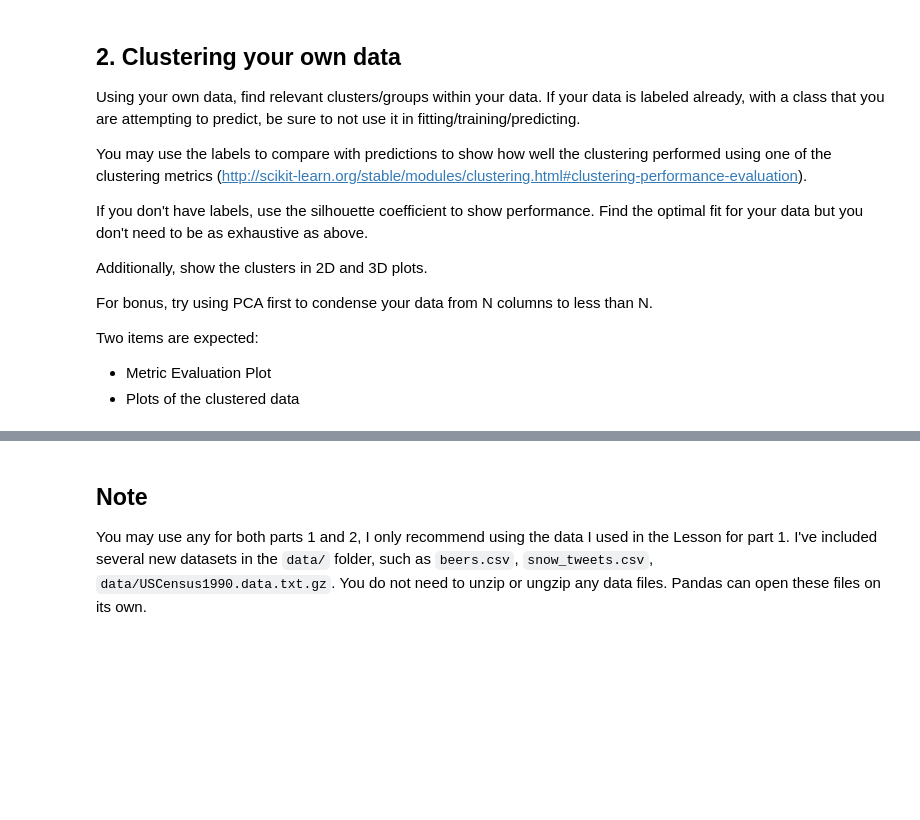
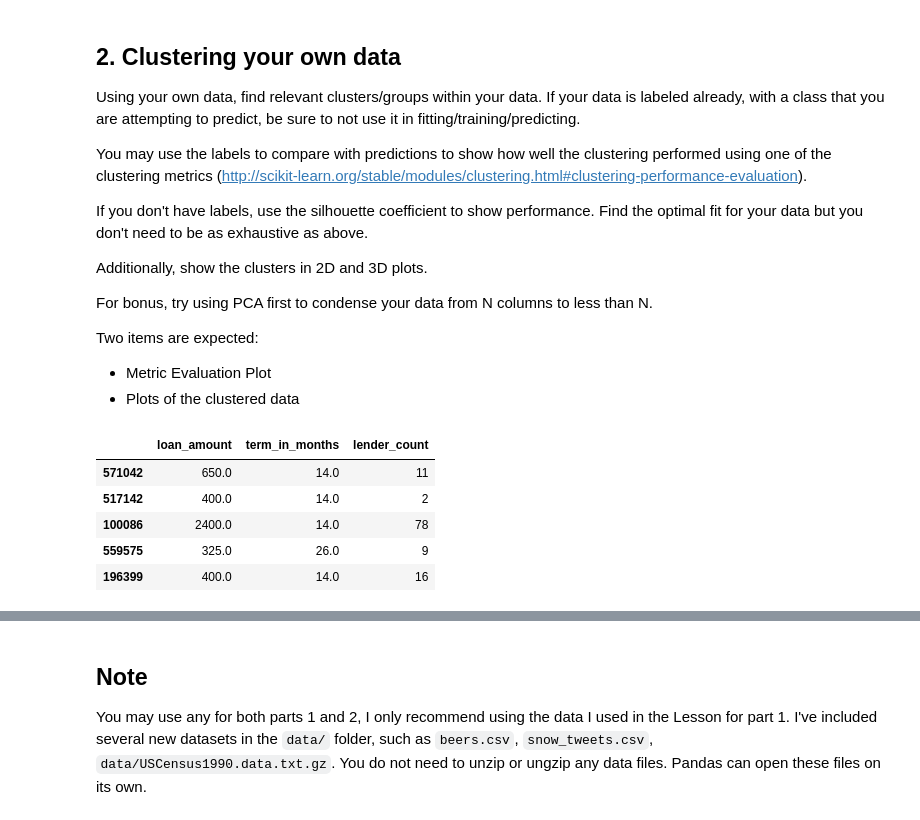
Before and after one commit to philipjslee/mlnn_personal, a Jupyter notebook: assignments/9.ipynb, the cells around one changed output, grey strips where cells are left out. Drawn from its saved outputs; the diff is of its cells as text; code cells hidden in the pictures; blank space fills up the shorter version.

```diff
--- a/assignments/9.ipynb
+++ b/assignments/9.ipynb
@@ -109,0 +85,11 @@ KM = KMeans (n_clusters=7, random_state=1)
+# %%
+kiva = pd.read_csv("../data/kiva_loans.csv").sample(5000)
+kiva1 = kiva[['loan_amount','term_in_months','lender_count']]
+kiva1.head()
+# %% [output]
+|  | loan_amount | term_in_months | lender_count |
+| 571042 | 650.0 | 14.0 | 11 |
+| 517142 | 400.0 | 14.0 | 2 |
+| 100086 | 2400.0 | 14.0 | 78 |
+| 559575 | 325.0 | 26.0 | 9 |
+| 196399 | 400.0 | 14.0 | 16 |
```
Also changed, not shown: parts of 29 cells of this notebook, 1 other file.
